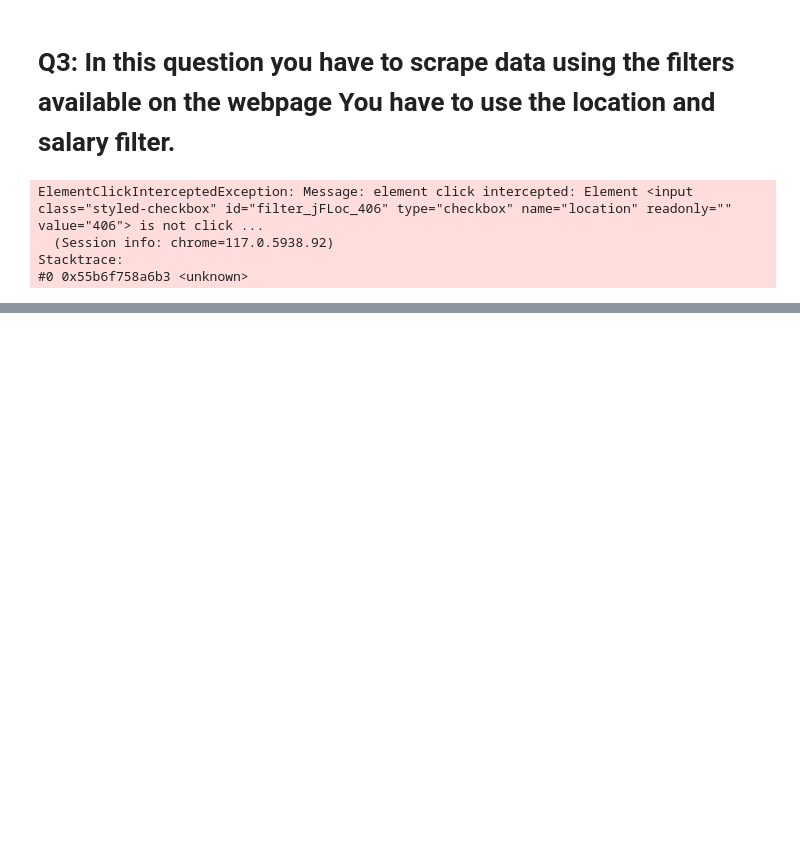
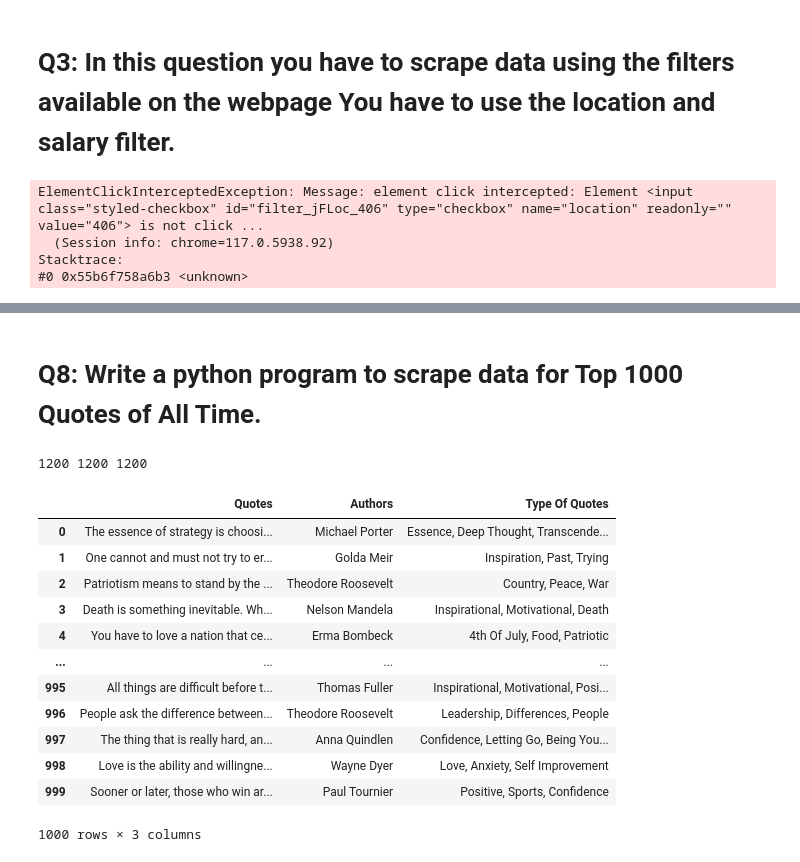
Before and after one commit to Puru2016/internship, a Jupyter notebook: WebScrapping-2/WebScraping2-tasks.ipynb, the cells around one changed output, grey strips where cells are left out. Cells and saved outputs as stored; diff of their text form; code cells hidden in the pictures; blank space fills up the shorter version.

```diff
--- a/WebScrapping-2/WebScraping2-tasks.ipynb
+++ b/WebScrapping-2/WebScraping2-tasks.ipynb
@@ -372,0 +485,4 @@ df
+# %%
+sneaker_brand = []
+sneaker_desc = []
+sneaker_price = []
@@ -372,0 +531,2 @@ df
+# %% [markdown]
+# Q8: Write a python program to scrape data for Top 1000 Quotes of All Time.
@@ -372,0 +541,54 @@ df
+# %%
+quotearray = []
+authorarray = []
+quotetypearry = []
+# %%
+start=0
+end=9
+
+for pages in range(start,end):
+    quotes = driver.find_elements(By.XPATH,'//a[@class="title"]')
+
+    for i in quotes:
+        quotevalue = i.text
+        quotearray.append(quotevalue)
+
+    authors = driver.find_elements(By.XPATH,'//div[@class="author"]')
+
+    for i in authors:
+        authorvalue = i.text
+        authorarray.append(authorvalue)
+
+    types = driver.find_elements(By.XPATH,'//div[@class="tags"]')
+
+    for i in types:
+        typevalue = i.text
+        quotetypearry.append(typevalue)
+
+    next_button = driver.find_element(By.XPATH, '//li[@class="next"]')
+    next_button.click()
+    time.sleep(15)
+
+
+print(len(quotearray),len(authorarray),len(quotetypearry))
+# %% [output]
+1200 1200 1200
+# %%
+# Making Dataframe
+df = pd.DataFrame({'Quotes':quotearray, 'Authors':authorarray, 'Type Of Quotes':quotetypearry})
+df = df.head(1000)
+df
+# %% [output]
+|  | Quotes | Authors | Type Of Quotes |
+| 0 | The essence of strategy is choosi... | Michael Porter | Essence, Deep Thought, Transcende... |
+| 1 | One cannot and must not try to er... | Golda Meir | Inspiration, Past, Trying |
+| 2 | Patriotism means to stand by the ... | Theodore Roosevelt | Country, Peace, War |
+| 3 | Death is something inevitable. Wh... | Nelson Mandela | Inspirational, Motivational, Death |
+| 4 | You have to love a nation that ce... | Erma Bombeck | 4th Of July, Food, Patriotic |
+| ... | ... | ... | ... |
+| 995 | All things are difficult before t... | Thomas Fuller | Inspirational, Motivational, Posi... |
+| 996 | People ask the difference between... | Theodore Roosevelt | Leadership, Differences, People |
+| 997 | The thing that is really hard, an... | Anna Quindlen | Confidence, Letting Go, Being You... |
+| 998 | Love is the ability and willingne... | Wayne Dyer | Love, Anxiety, Self Improvement |
+| 999 | Sooner or later, those who win ar... | Paul Tournier | Positive, Sports, Confidence |
+1000 rows × 3 columns
```
Also changed, not shown: parts of 39 cells of this notebook.
